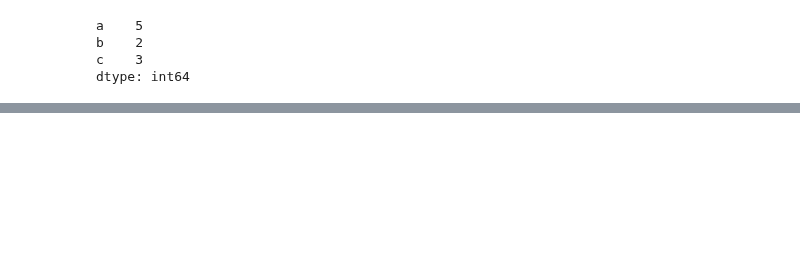
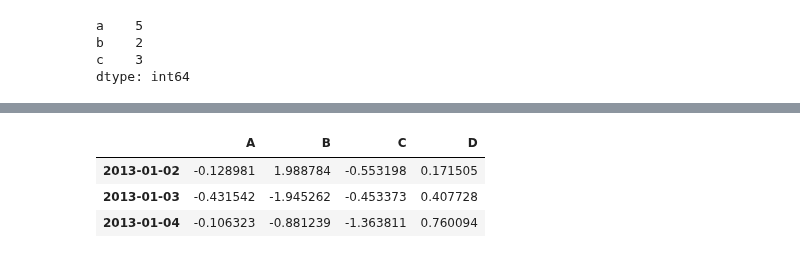
Before and after one commit to manasesmutembei11/ML, a Jupyter notebook: pandas/indexing_and_selecting.ipynb, the cells around one changed output, grey strips where cells are left out. Cells and saved outputs as stored; diff of their text form; code cells hidden in the pictures; blank space fills up the shorter version.

```diff
--- a/pandas/indexing_and_selecting.ipynb
+++ b/pandas/indexing_and_selecting.ipynb
@@ -207,2 +207,11 @@ df[2::-1]
 # %%
 #Selection by label
+dfl = pd.DataFrame(np.random.randn(5, 4),
+                   columns=list('ABCD'),
+                   index=pd.date_range('20130101', periods=5))
+dfl.loc['20130102':'20130104']
+# %% [output]
+|  | A | B | C | D |
+| 2013-01-02 | -0.128981 | 1.988784 | -0.553198 | 0.171505 |
+| 2013-01-03 | -0.431542 | -1.945262 | -0.453373 | 0.407728 |
+| 2013-01-04 | -0.106323 | -0.881239 | -1.363811 | 0.760094 |
```
Also changed, not shown: parts of 24 cells of this notebook.
